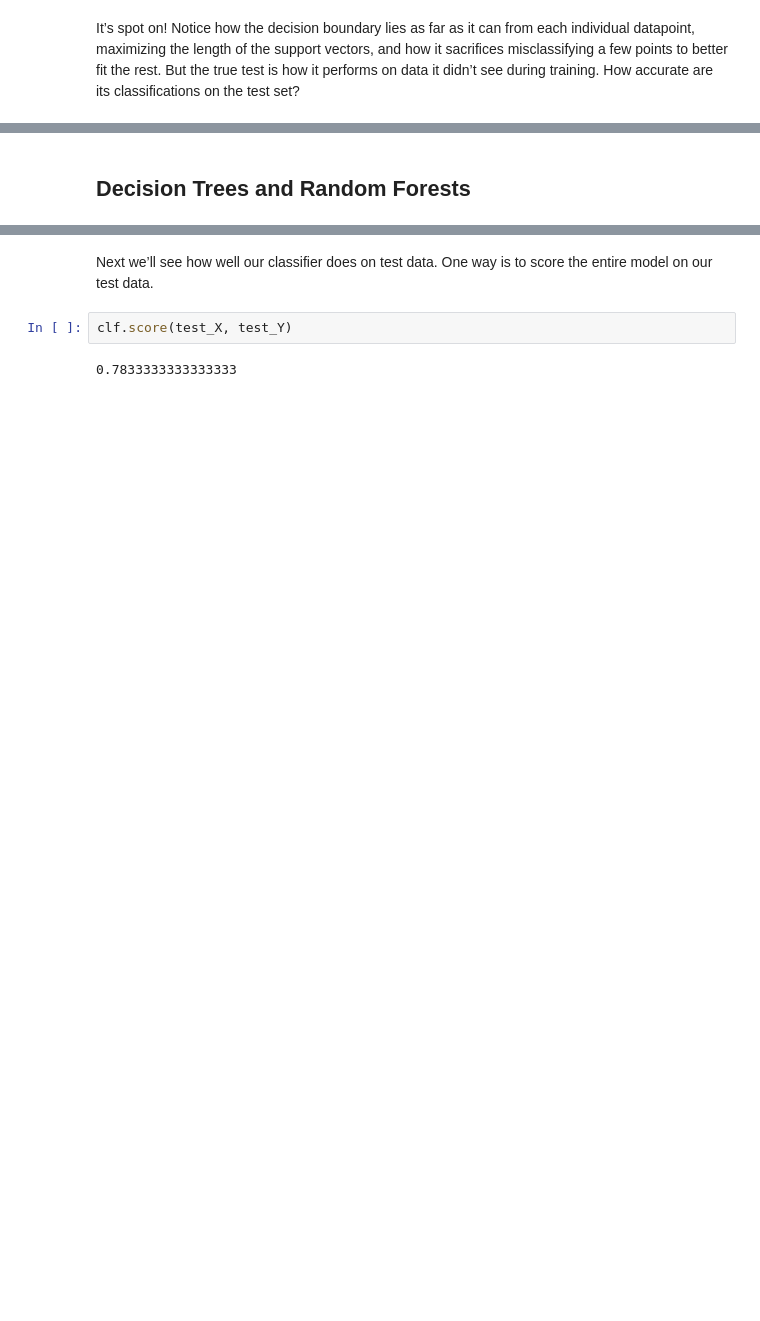
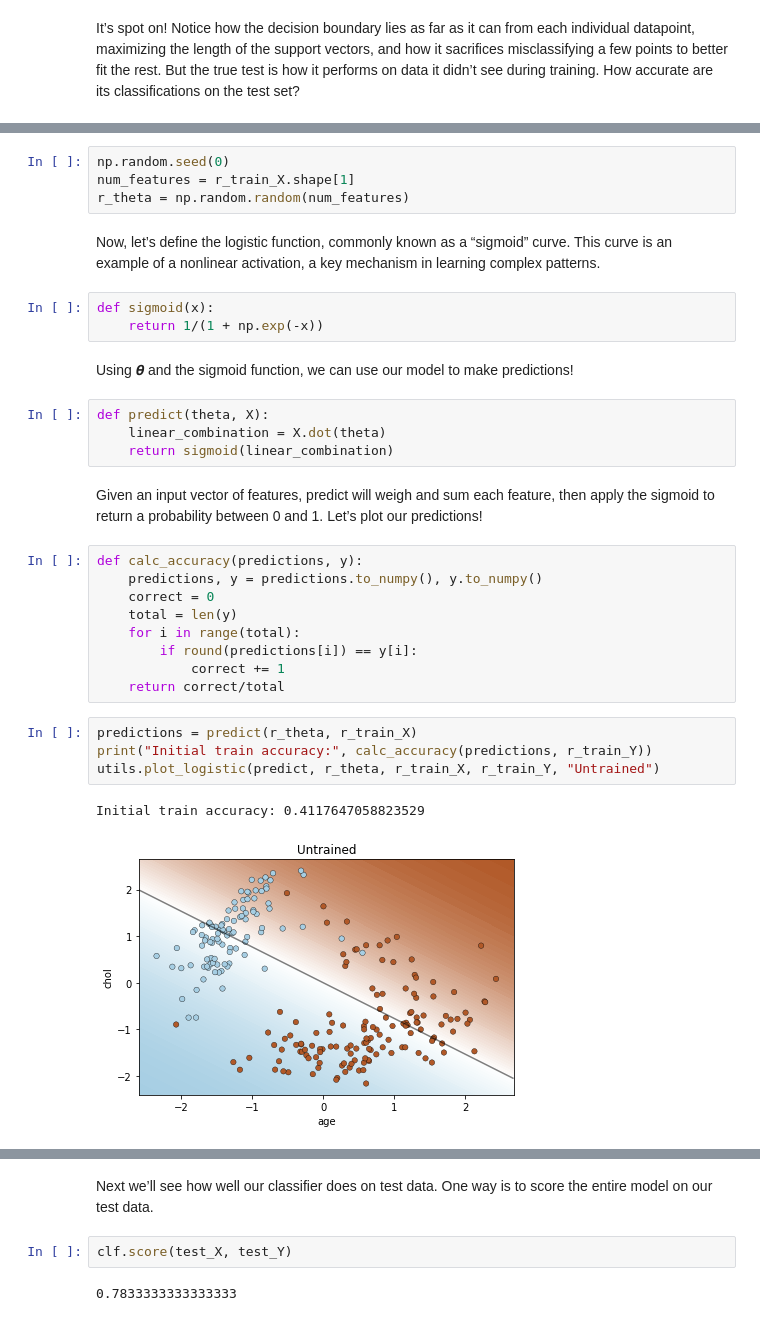
Before and after one commit to SevioStanton/blog-resources, a Jupyter notebook: ProgrammingClassifiers/ProgrammingClassifiers.ipynb, the cells around one changed output, grey strips where cells are left out. Cells and saved outputs as stored; diff of their text form; blank space fills up the shorter version.

```diff
--- a/ProgrammingClassifiers/ProgrammingClassifiers.ipynb
+++ b/ProgrammingClassifiers/ProgrammingClassifiers.ipynb
@@ -147,2 +151,33 @@ In general SVM’s are computationally efficient, versatile models for classifyi
-# %% [markdown]
-## Decision Trees and Random Forests
+# %%
+np.random.seed(0)
+num_features = r_train_X.shape[1]
+r_theta = np.random.random(num_features)
+# %% [markdown]
+Now, let’s define the logistic function, commonly known as a “sigmoid” curve. This curve is an example of a nonlinear activation, a key mechanism in learning complex patterns.
+# %%
+def sigmoid(x):
+    return 1/(1 + np.exp(-x))
+# %% [markdown]
+Using 𝜽 and the sigmoid function, we can use our model to make predictions!
+# %%
+def predict(theta, X):
+    linear_combination = X.dot(theta)
+    return sigmoid(linear_combination)
+# %% [markdown]
+Given an input vector of features, predict will weigh and sum each feature, then apply the sigmoid to return a probability between 0 and 1. Let’s plot our predictions!
+# %%
+def calc_accuracy(predictions, y):
+    predictions, y = predictions.to_numpy(), y.to_numpy()
+    correct = 0
+    total = len(y)
+    for i in range(total):
+        if round(predictions[i]) == y[i]:
+            correct += 1
+    return correct/total
+# %%
+predictions = predict(r_theta, r_train_X)
+print("Initial train accuracy:", calc_accuracy(predictions, r_train_Y))
+utils.plot_logistic(predict, r_theta, r_train_X, r_train_Y, "Untrained")
+# %% [output]
+Initial train accuracy: 0.4117647058823529
+[figure, added]
```
Also changed, not shown: parts of 33 cells of this notebook, 2 other files.
